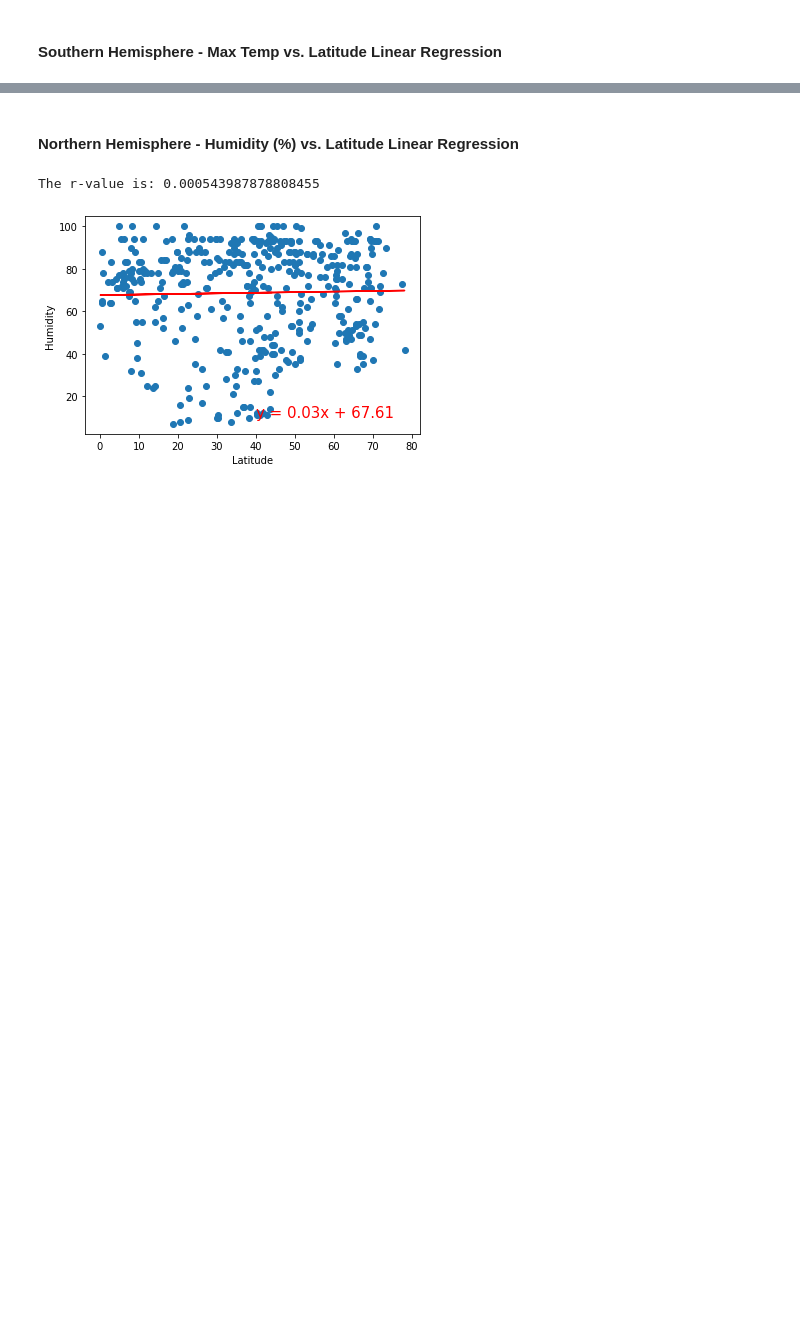
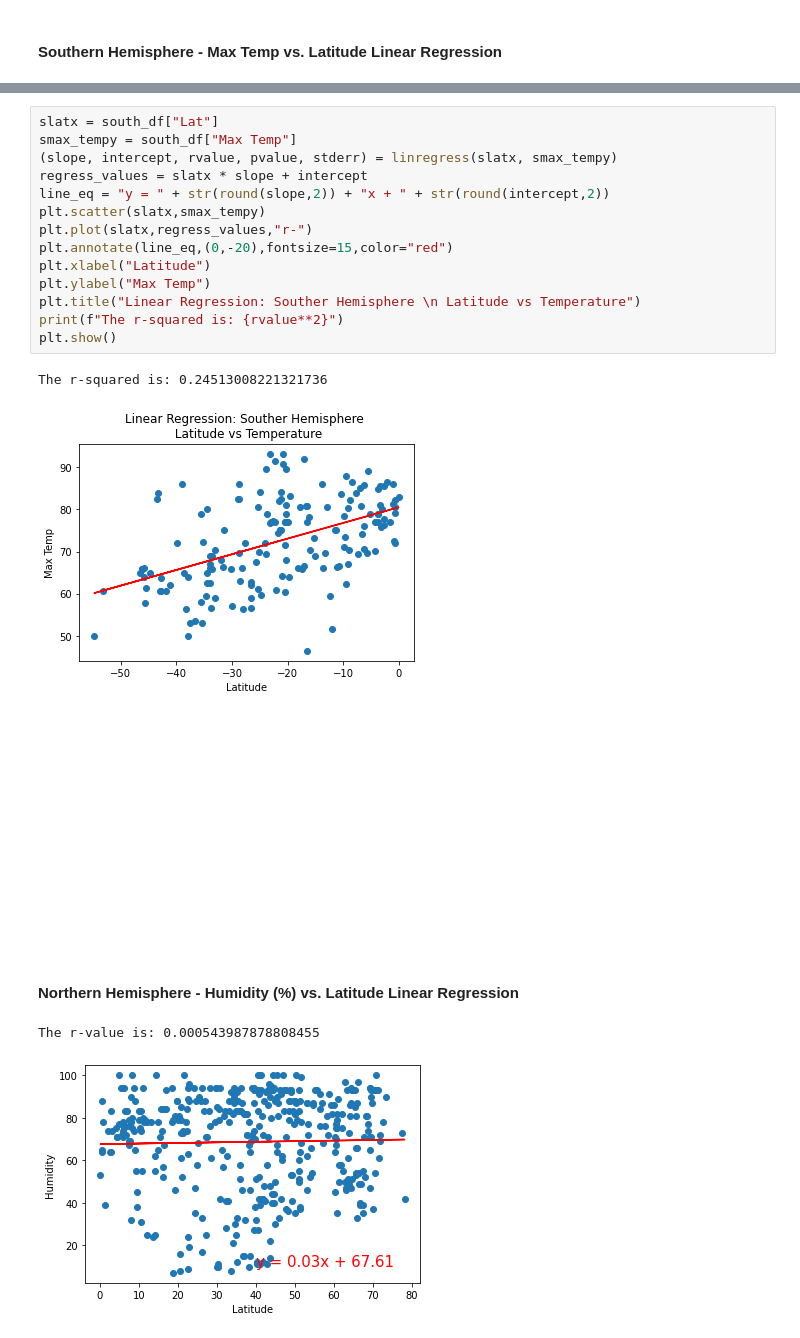
Before and after one commit to jforbis/python-api-challenge, a Jupyter notebook: WeatherPy.ipynb, the cells around one changed output, grey strips where cells are left out. Cells and saved outputs as stored; diff of their text form; blank space fills up the shorter version.

```diff
--- a/WeatherPy.ipynb
+++ b/WeatherPy.ipynb
@@ -280,3 +312,20 @@ The r-value is: 0.6082708688906918
+# %%
+slatx = south_df["Lat"]
+smax_tempy = south_df["Max Temp"]
+(slope, intercept, rvalue, pvalue, stderr) = linregress(slatx, smax_tempy)
+regress_values = slatx * slope + intercept
+line_eq = "y = " + str(round(slope,2)) + "x + " + str(round(intercept,2))
+plt.scatter(slatx,smax_tempy)
+plt.plot(slatx,regress_values,"r-")
+plt.annotate(line_eq,(0,-20),fontsize=15,color="red")
+plt.xlabel("Latitude")
+plt.ylabel("Max Temp")
+plt.title("Linear Regression: Souther Hemisphere \n Latitude vs Temperature")
+print(f"The r-squared is: {rvalue**2}")
+plt.show()
+# %% [output]
+The r-squared is: 0.24513008221321736
+[figure, added]
 # %% [markdown]
 ####  Northern Hemisphere - Humidity (%) vs. Latitude Linear Regression
 # %%
```
Also changed, not shown: parts of 4 cells of this notebook.
